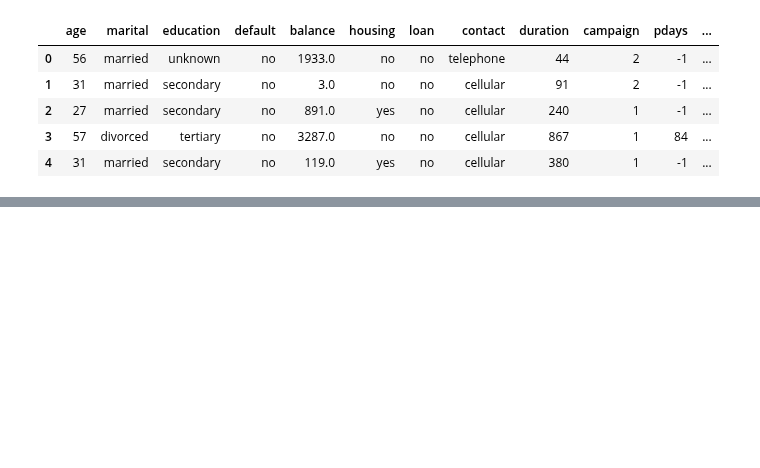
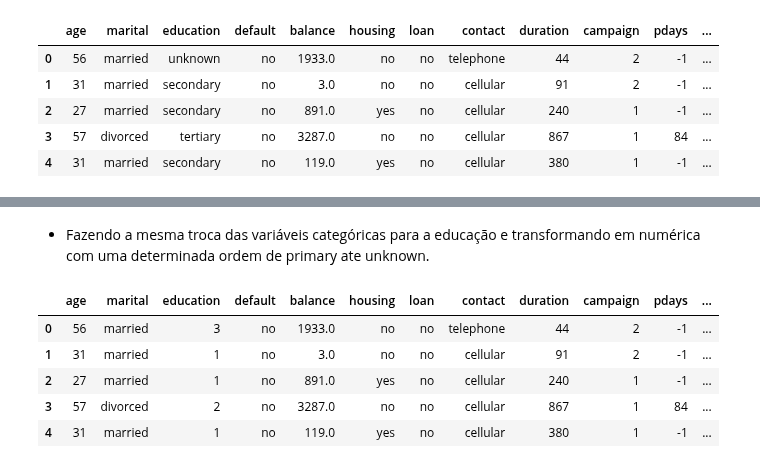
Before and after one commit to AyrtonCossuol/boston-test-dataset-analysis, a Jupyter notebook: mentoria_laborem/Modulo_2/Modulo_2.ipynb, the cells around one changed output, grey strips where cells are left out. Saved outputs shown, nothing was run; the diff lists cells and outputs as text; code cells hidden in the pictures; blank space fills up the shorter version.

```diff
--- a/mentoria_laborem/Modulo_2/Modulo_2.ipynb
+++ b/mentoria_laborem/Modulo_2/Modulo_2.ipynb
@@ -364,6 +362,3 @@ data_treino.head()
 | 2 | 27 | services | married | secondary | no | 891.0 | yes | no | cellular | 240 | 1 | ... |
 | 3 | 57 | management | divorced | tertiary | no | 3287.0 | no | no | cellular | 867 | 1 | ... |
 | 4 | 31 | technician | married | secondary | no | 119.0 | yes | no | cellular | 380 | 1 | ... |
-# %%
-data_treino.drop_duplicates(inplace=True)
-data_treino.duplicated().sum()
@@ -440,0 +421,3 @@ data_treino.head()
+# %%
+data_transform = pd.DataFrame(ohe.fit_transform(data_treino["marital"].to_frame()), columns = "marital_" + np.sort(data_treino["marital"].unique()))
+data_transform.head()
@@ -440,0 +431,8 @@ data_treino.head()
+# %%
+data_treino.drop(columns = ["marital"], inplace = True)
+
+data_treino['marital_divorced'] = data_transform['marital_divorced']
+data_treino['marital_married'] = data_transform['marital_married']
+data_treino['marital_single'] = data_transform['marital_single']
+
+data_treino.head()
@@ -440,0 +446,16 @@ data_treino.head()
+# %%
+data_treino.loc[(data_treino.education == 'unknown'), 'education'] = 3
+data_treino.loc[(data_treino.education == 'tertiary'), 'education'] = 2
+data_treino.loc[(data_treino.education == 'secondary'), 'education'] = 1
+data_treino.loc[(data_treino.education == 'primary'), 'education'] = 0
+# %% [markdown]
+- Fazendo a mesma troca das variáveis categóricas para a educação e transformando em numérica com uma determinada ordem de primary ate unknown.
+# %%
+data_treino.head()
+# %% [output]
+|  | age | marital | education | default | balance | housing | loan | contact | duration | campaign | pdays | ... |
+| 0 | 56 | married | 3 | no | 1933.0 | no | no | telephone | 44 | 2 | -1 | ... |
+| 1 | 31 | married | 1 | no | 3.0 | no | no | cellular | 91 | 2 | -1 | ... |
+| 2 | 27 | married | 1 | no | 891.0 | yes | no | cellular | 240 | 1 | -1 | ... |
+| 3 | 57 | divorced | 2 | no | 3287.0 | no | no | cellular | 867 | 1 | 84 | ... |
+| 4 | 31 | married | 1 | no | 119.0 | yes | no | cellular | 380 | 1 | -1 | ... |
```
Also changed, not shown: parts of 37 cells of this notebook.
